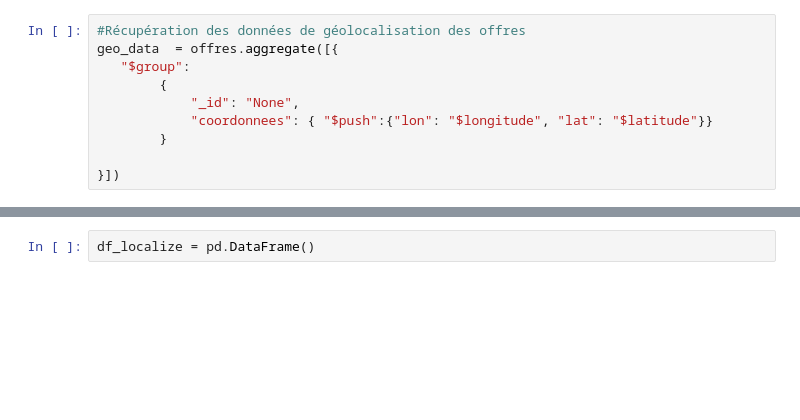
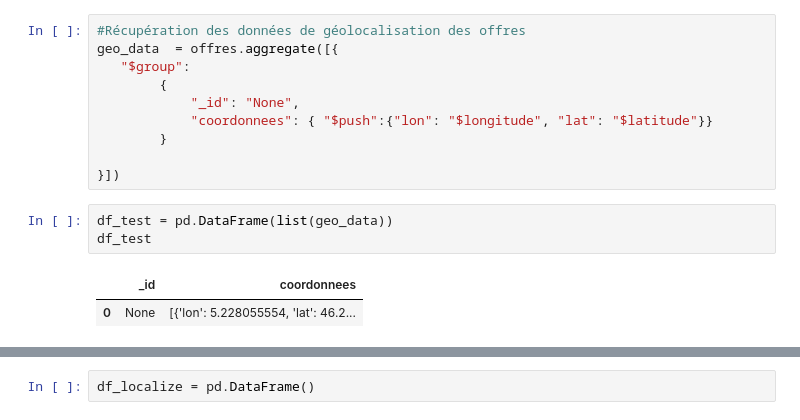
Before and after one commit to GhalemO/emploi_store, a Jupyter notebook: API_extract_save iteration viz2.0.ipynb, the cells around one changed output, grey strips where cells are left out. Saved outputs shown, nothing was run; the diff lists cells and outputs as text; blank space fills up the shorter version.

```diff
--- a/API_extract_save iteration viz2.0.ipynb
+++ b/API_extract_save iteration viz2.0.ipynb
@@ -170,3 +172,9 @@ geo_data  = offres.aggregate([{
         }
 
 }])
+# %%
+df_test = pd.DataFrame(list(geo_data))
+df_test
+# %% [output]
+|  | _id | coordonnees |
+| 0 | None | [{'lon': 5.228055554, 'lat': 46.2... |
```
Also changed, not shown: parts of 7 cells of this notebook.
